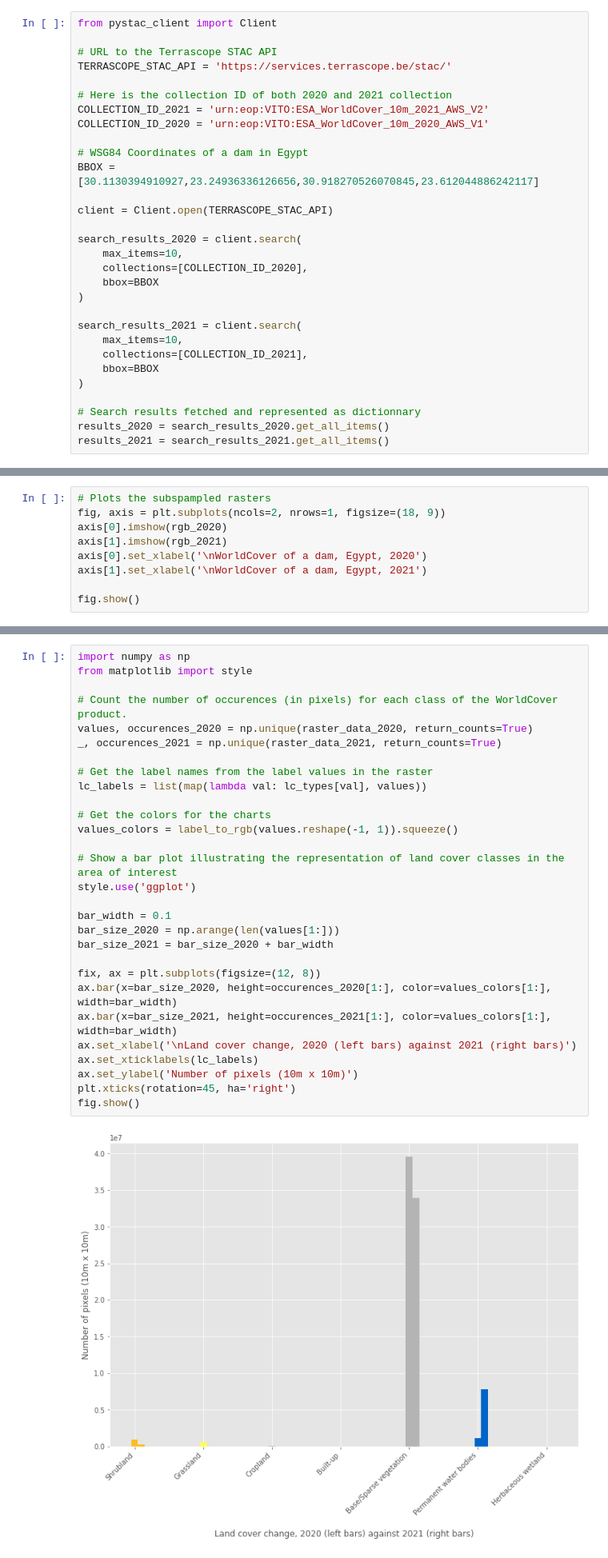
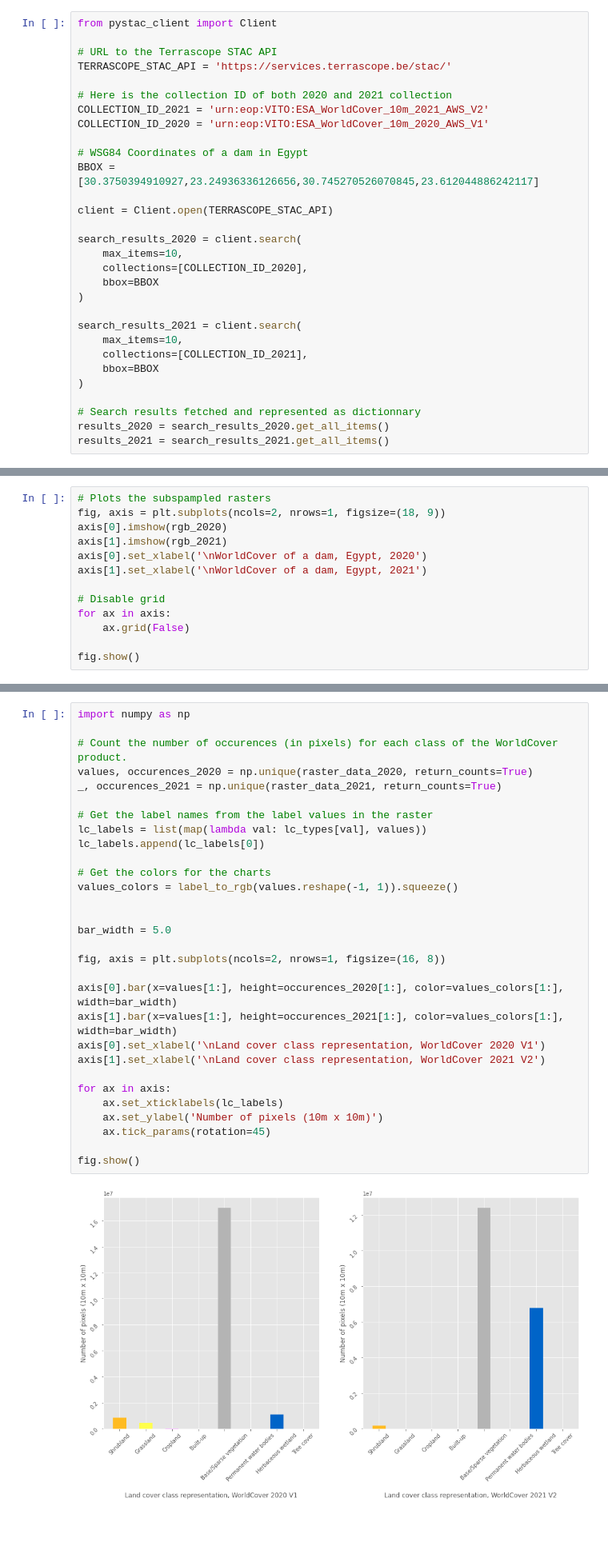
Before and after one commit to ESA-WorldCover/esa-worldcover-datasets, a Jupyter notebook: notebooks/02-Landcover_change.ipynb, the cells around one changed output, grey strips where cells are left out. Shown at 80% size. Saved outputs shown, nothing was run; the diff lists cells and outputs as text; blank space fills up the shorter version.

Commit message:
Improved the bar plot representation, changed the bounding boxes of the AOI for a better representation and minor changes

```diff
--- a/notebooks/02-Landcover_change.ipynb
+++ b/notebooks/02-Landcover_change.ipynb
@@ -21,7 +21,7 @@ COLLECTION_ID_2021 = 'urn:eop:VITO:ESA_WorldCover_10m_2021_AWS_V2'
 COLLECTION_ID_2020 = 'urn:eop:VITO:ESA_WorldCover_10m_2020_AWS_V1'
 
 # WSG84 Coordinates of a dam in Egypt
-BBOX = [30.1130394910927,23.24936336126656,30.918270526070845,23.612044886242117]
+BBOX = [30.3750394910927,23.24936336126656,30.745270526070845,23.612044886242117]
 
 client = Client.open(TERRASCOPE_STAC_API)
 
@@ -181,5 +185,9 @@ axis[1].imshow(rgb_2021)
 axis[0].set_xlabel('\nWorldCover of a dam, Egypt, 2020')
 axis[1].set_xlabel('\nWorldCover of a dam, Egypt, 2021')
 
+# Disable grid
+for ax in axis:
+    ax.grid(False)
+
 fig.show()
 # %% [output]
@@ -190,35 +198,36 @@ fig.show()
 Land cover statistics will be computed over the two region. Bar plots will be created and show the land cover representation in the area of study. Statistics are computed in pixels, where each pixels corresponds to an area of 10m x 10m.
 # %%
 import numpy as np
-from matplotlib import style
 
 # Count the number of occurences (in pixels) for each class of the WorldCover product.
 values, occurences_2020 = np.unique(raster_data_2020, return_counts=True)
 _, occurences_2021 = np.unique(raster_data_2021, return_counts=True)
 
 # Get the label names from the label values in the raster
 lc_labels = list(map(lambda val: lc_types[val], values))
+lc_labels.append(lc_labels[0])
 
 # Get the colors for the charts
 values_colors = label_to_rgb(values.reshape(-1, 1)).squeeze()
 
-# Show a bar plot illustrating the representation of land cover classes in the area of interest
-style.use('ggplot')
 
-bar_width = 0.1
-bar_size_2020 = np.arange(len(values[1:]))
-bar_size_2021 = bar_size_2020 + bar_width
+bar_width = 5.0
 
-fix, ax = plt.subplots(figsize=(12, 8))
-ax.bar(x=bar_size_2020, height=occurences_2020[1:], color=values_colors[1:], width=bar_width)
-ax.bar(x=bar_size_2021, height=occurences_2021[1:], color=values_colors[1:], width=bar_width)
-ax.set_xlabel('\nLand cover change, 2020 (left bars) against 2021 (right bars)')
-ax.set_xticklabels(lc_labels)
-ax.set_ylabel('Number of pixels (10m x 10m)')
-plt.xticks(rotation=45, ha='right')
+fig, axis = plt.subplots(ncols=2, nrows=1, figsize=(16, 8))
+
+axis[0].bar(x=values[1:], height=occurences_2020[1:], color=values_colors[1:], width=bar_width)
+axis[1].bar(x=values[1:], height=occurences_2021[1:], color=values_colors[1:], width=bar_width)
+axis[0].set_xlabel('\nLand cover class representation, WorldCover 2020 V1')
+axis[1].set_xlabel('\nLand cover class representation, WorldCover 2021 V2')
+
+for ax in axis:
+    ax.set_xticklabels(lc_labels)
+    ax.set_ylabel('Number of pixels (10m x 10m)')
+    ax.tick_params(rotation=45)
+
 fig.show()
 # %% [output]
-[figure, old version]
+[figure, new version]
 # %% [markdown]
 # Visualize the land-cover difference
 
```
Also changed, not shown: parts of 7 cells of this notebook.
